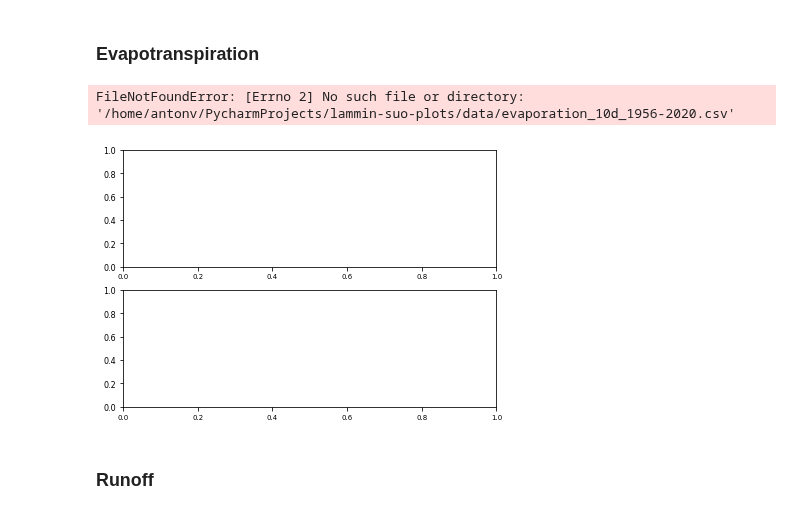
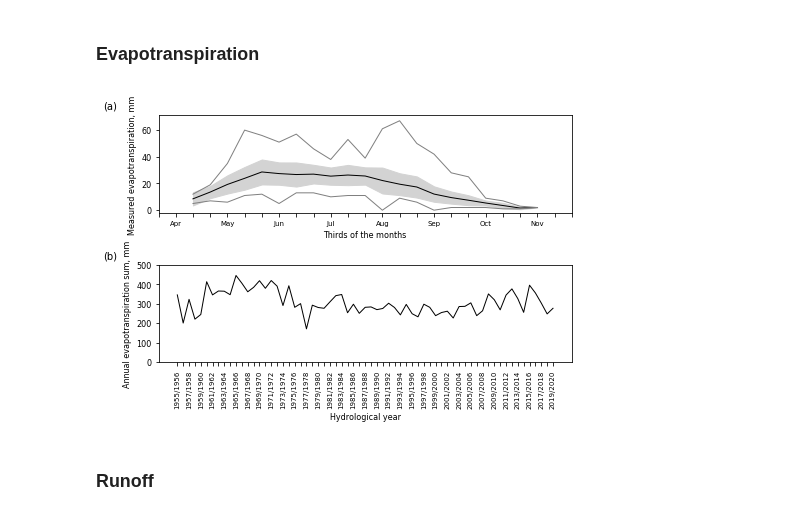
Before and after one commit to shi-hydrology/lammin-suo-plots, a Jupyter notebook: lammin_suo_plots.ipynb, the cells around one changed output. Drawn from its saved outputs; the diff is of its cells as text; code cells hidden in the pictures.

```diff
--- a/lammin_suo_plots.ipynb
+++ b/lammin_suo_plots.ipynb
@@ -757,7 +757,7 @@ Site: 106
 # %% [markdown]
 ### Evapotranspiration
 # %%
-f = "evaporation_10d_1956-2020.csv"
+f = "evapotranspiration_10d_1956-2020.csv"
 
 fig, (ax1, ax2) = plt.subplots(2, 1)
 fig.set_size_inches(2*wu, 2*hu)
@@ -818,35 +818,34 @@ months = ["", 'Apr', "", "", 'May', "", "", 'Jun',"", "",  'Jul',"", "",  'Aug',
 plt.sca(ax1)
 plt.xticks(np.linspace(9, 33, num=len(months)), months)
 ax1.set_xticks(np.linspace(9, 33, num=len(months)), months)
 
 ax1.set_xlabel("Thirds of the months")
 ax1.set_ylabel("Measured evapotranspiration, mm")
 # ax1.text(-0.14, 1.15, "(a)", transform=ax1.transAxes, fontsize=MEDIUM_SIZE, va='top', ha='right')
 
 # INTER-ANNUAL VARIABILITY:
 df = df.resample("A")["ET"].agg(["sum"])
 
 df["HYDRO_YEAR"] = (df.index.year - 1).astype(str) + "/" + df.index.year.astype(str)
 # print(df)
 
 ax2.plot(df["HYDRO_YEAR"], df["sum"], color="k", linewidth=1)
 ax2.set_ylim([-2, 500])
 ax2.set_xlabel("Hydrological year")
 ax2.set_ylabel("Annual evapotranspiration sum, mm")
 for tick in ax2.get_xticklabels():
     tick.set_rotation(90)
 for tick in ax2.get_xticklabels()[1::2]:
     tick.set_visible(False)
 
 mark_axes((ax1, ax2))
 
 fig.tight_layout()
 
 fig_path = os.path.join(fig_dir, "test_06.png")
 plt.savefig(fig_path, dpi=300, transparent=False, facecolor="white")
 # %% [output]
-FileNotFoundError: [Errno 2] No such file or directory: '/home/antonv/PycharmProjects/lammin-suo-plots/data/evaporation_10d_1956-2020.csv'
-[figure, old version]
+[figure, new version]
 # %% [markdown]
 ### Runoff
 # %% [markdown]
```
Also changed, not shown: parts of 10 cells of this notebook, 1 other file.
